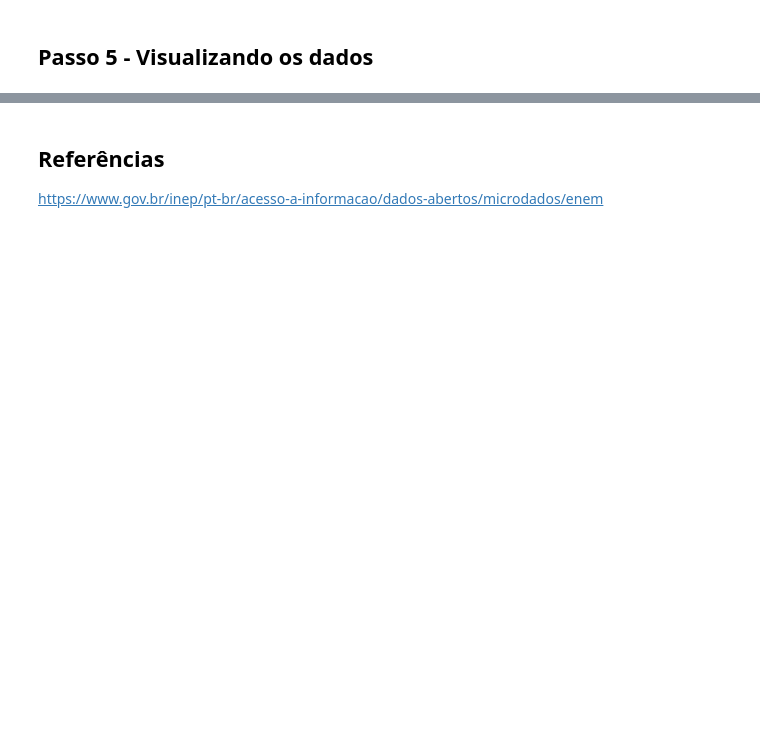
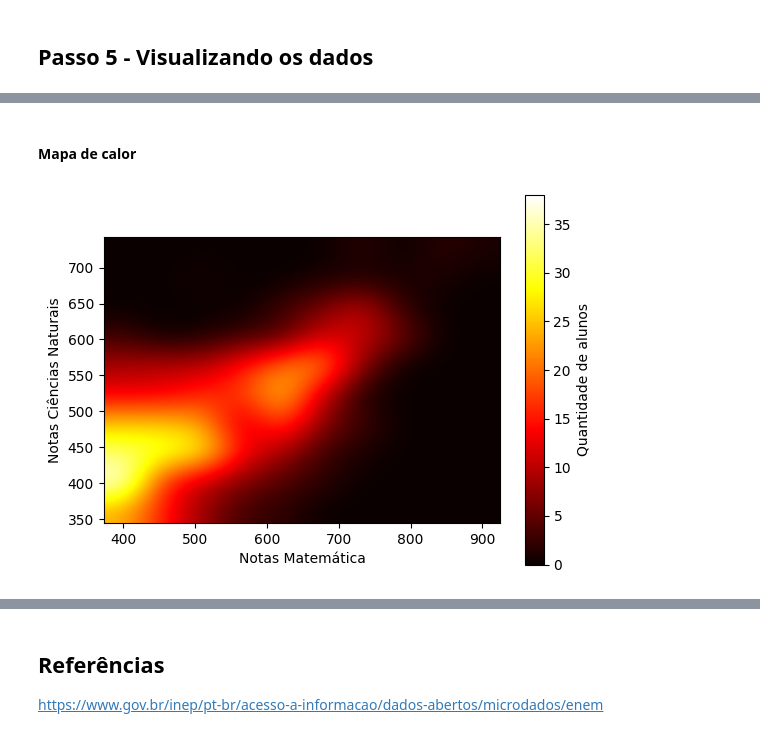
Before and after one commit to AlgumCorrupto/trab-estat-stica, a Jupyter notebook: enem.ipynb, the cells around one changed output, grey strips where cells are left out. Saved outputs shown, nothing was run; the diff lists cells and outputs as text; code cells hidden in the pictures; blank space fills up the shorter version.

```diff
--- a/enem.ipynb
+++ b/enem.ipynb
@@ -112,0 +173,13 @@ plt.show()
+# %% [markdown]
+#### Mapa de calor
+# %%
+H, xedges, yedges = np.histogram2d(notas_mt, notas_cn, bins=k)
+
+plt.imshow(H.T, origin='lower', cmap='hot', interpolation='bicubic',
+           extent=[xedges[0], xedges[-1], yedges[0], yedges[-1]])
+plt.xlabel("Notas Matemática")
+plt.ylabel("Notas Ciências Naturais")
+plt.colorbar(label="Quantidade de alunos")
+plt.show()
+# %% [output]
+[figure, added]
```
Also changed, not shown: parts of 27 cells of this notebook, 2 other files.
